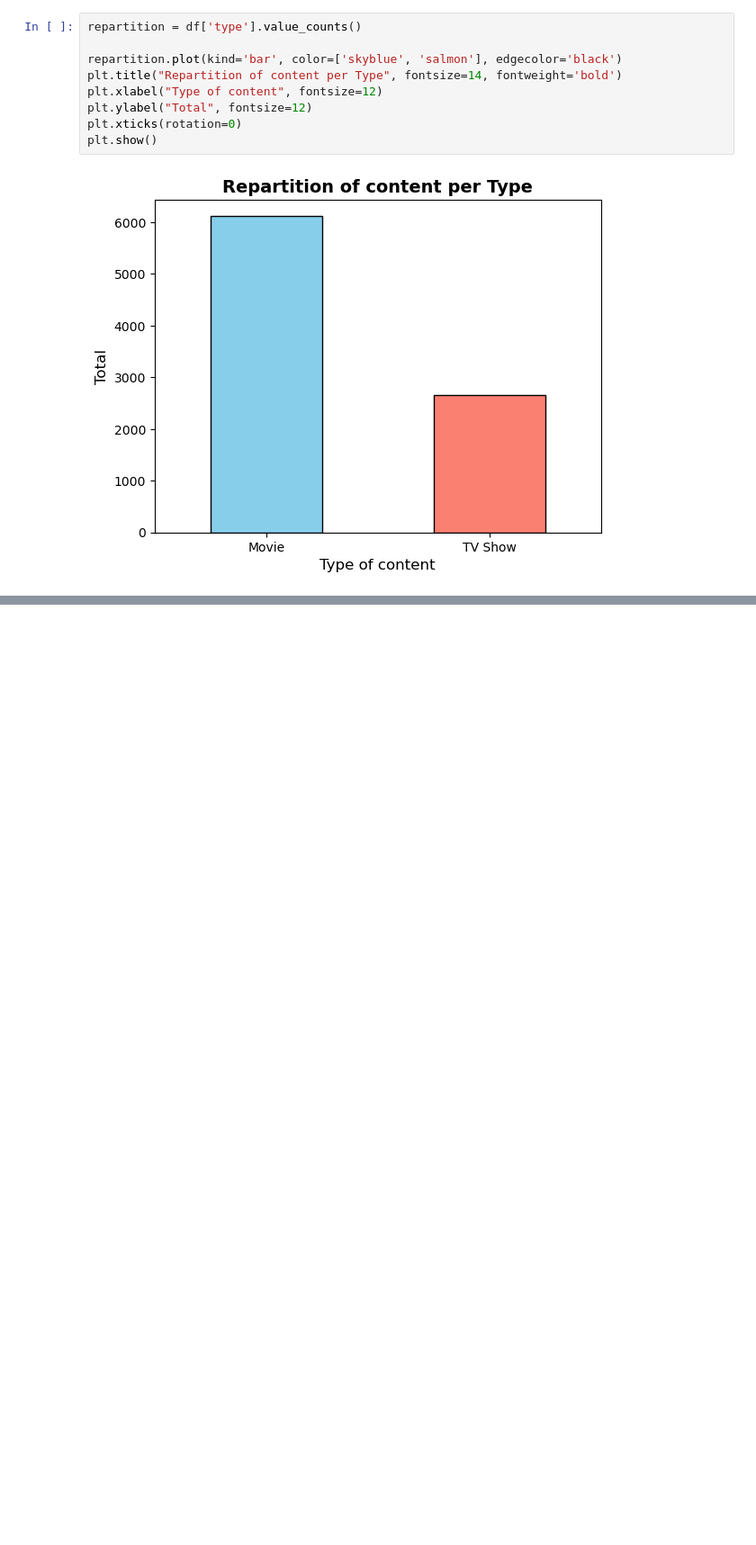
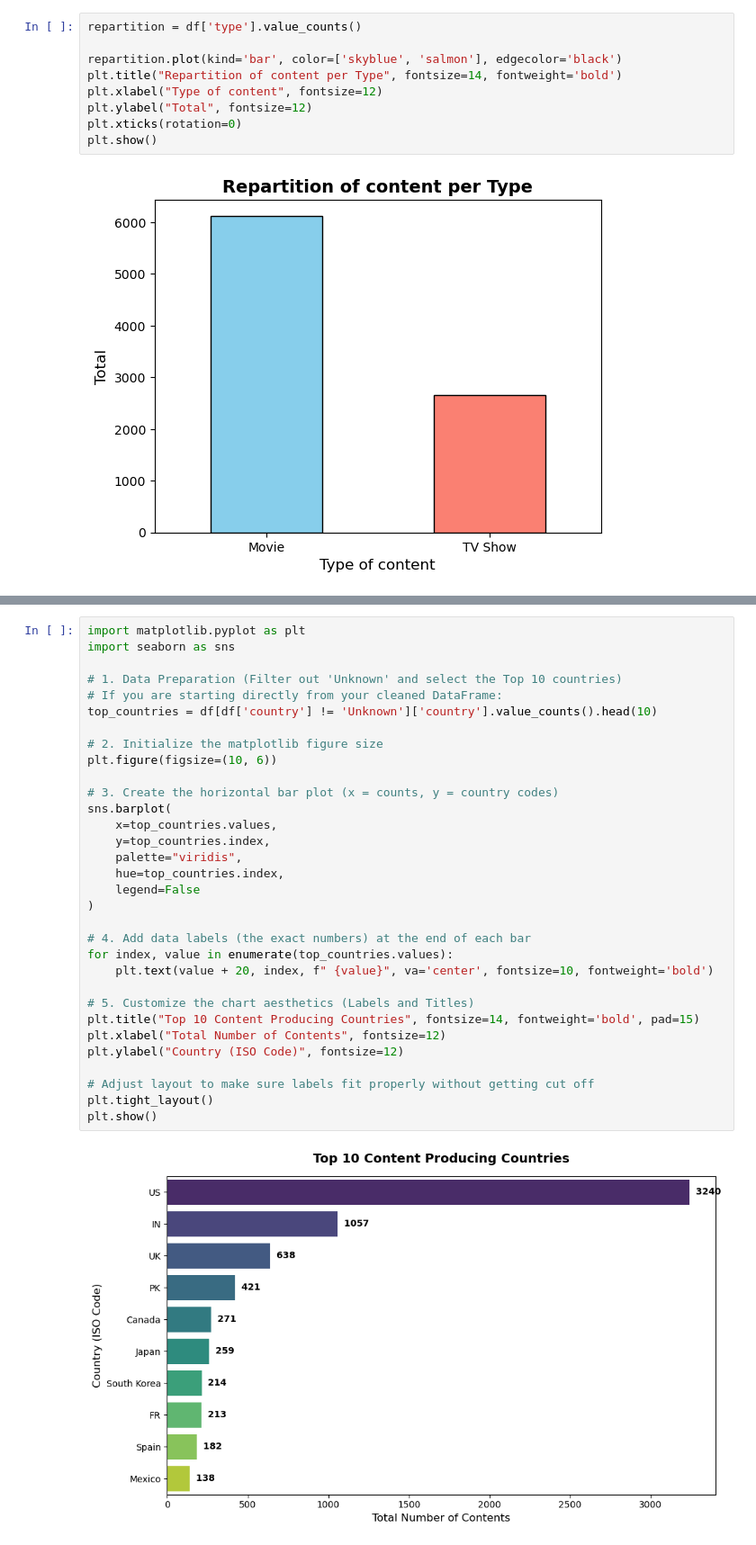
Before and after one commit to Kadergueli/Internship_Auspify_Technologies, a Jupyter notebook: src/task_2/Exploratory_Data_Analysis (EDA).ipynb, the cells around one changed output, grey strips where cells are left out. Shown at 90% size. Saved outputs shown, nothing was run; the diff lists cells and outputs as text; blank space fills up the shorter version.

```diff
--- a/src/task_2/Exploratory_Data_Analysis (EDA).ipynb
+++ b/src/task_2/Exploratory_Data_Analysis (EDA).ipynb
@@ -93,0 +115,34 @@ plt.show()
+# %%
+import matplotlib.pyplot as plt
+import seaborn as sns
+
+# 1. Data Preparation (Filter out 'Unknown' and select the Top 10 countries)
+# If you are starting directly from your cleaned DataFrame:
+top_countries = df[df['country'] != 'Unknown']['country'].value_counts().head(10)
+
+# 2. Initialize the matplotlib figure size
+plt.figure(figsize=(10, 6))
+
+# 3. Create the horizontal bar plot (x = counts, y = country codes)
+sns.barplot(
+    x=top_countries.values,
+    y=top_countries.index,
+    palette="viridis",
+    hue=top_countries.index,
+    legend=False
+)
+
+# 4. Add data labels (the exact numbers) at the end of each bar
+for index, value in enumerate(top_countries.values):
+    plt.text(value + 20, index, f" {value}", va='center', fontsize=10, fontweight='bold')
+
+# 5. Customize the chart aesthetics (Labels and Titles)
+plt.title("Top 10 Content Producing Countries", fontsize=14, fontweight='bold', pad=15)
+plt.xlabel("Total Number of Contents", fontsize=12)
+plt.ylabel("Country (ISO Code)", fontsize=12)
+
+# Adjust layout to make sure labels fit properly without getting cut off
+plt.tight_layout()
+plt.show()
+# %% [output]
+[figure, added]
```
Also changed, not shown: parts of 1 cell of this notebook.
